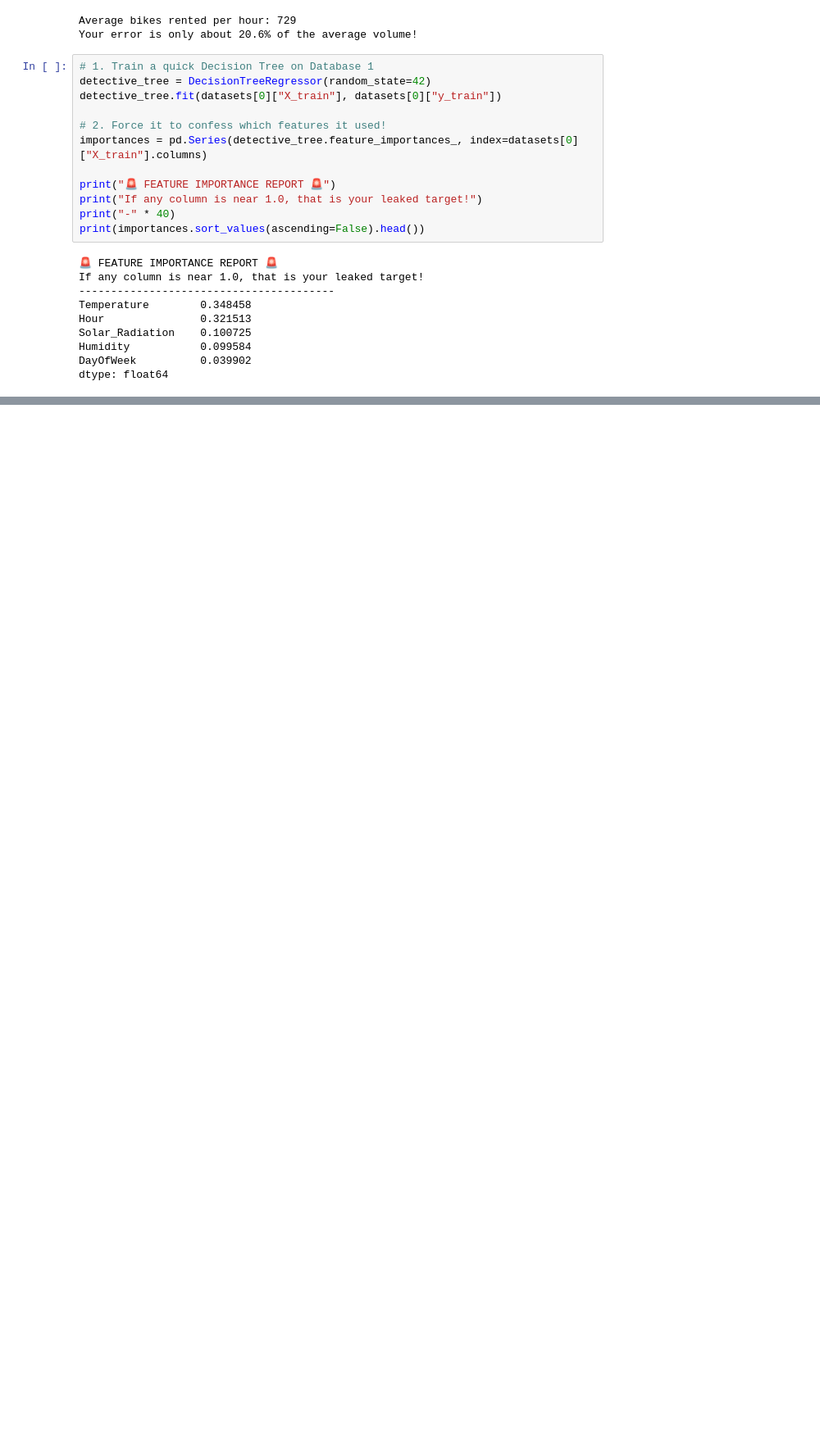
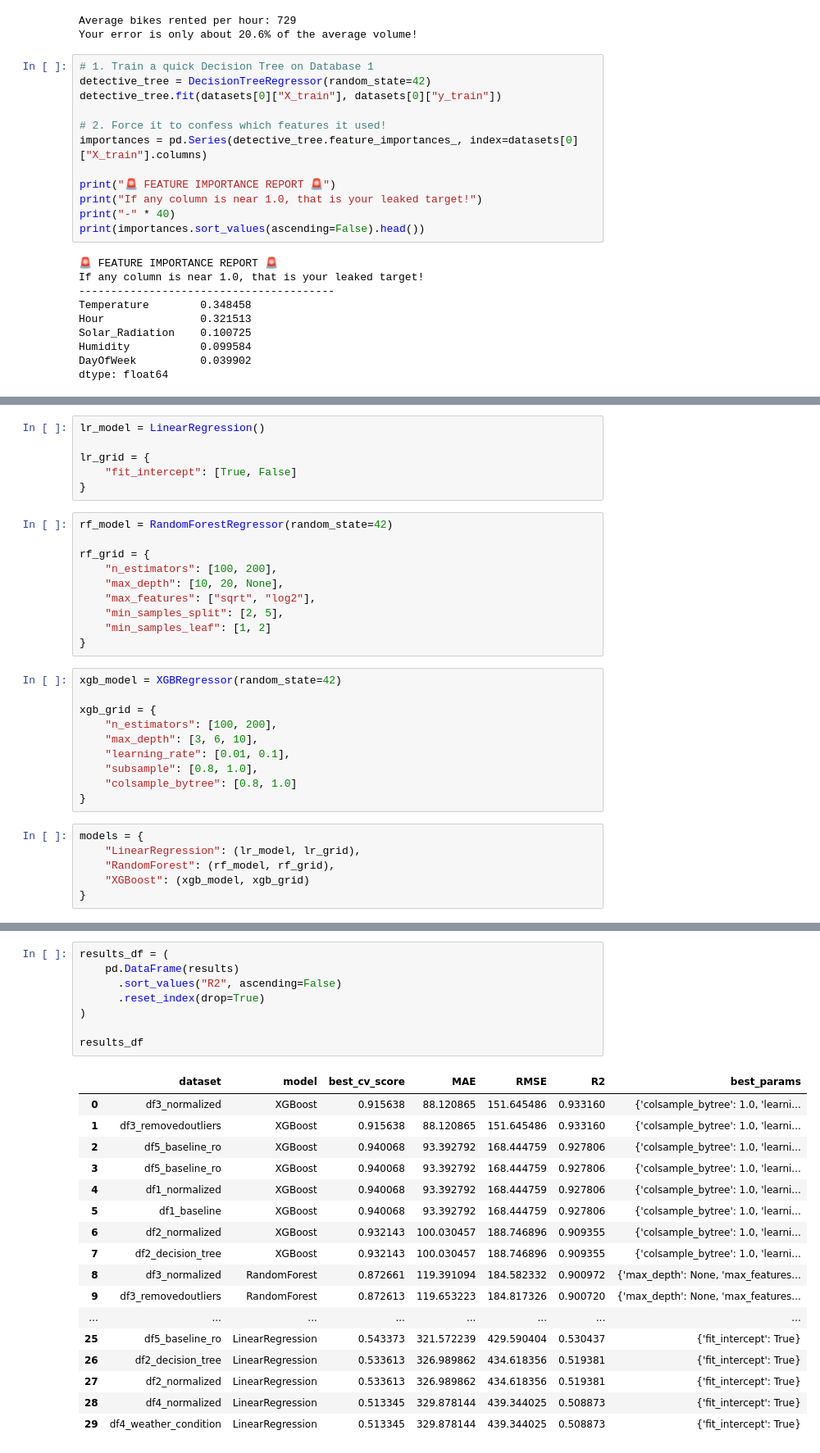
Before and after one commit to eymeklaus/Bike-Sharing-Demand, a Jupyter notebook: data_ml_models.ipynb, the cells around one changed output, grey strips where cells are left out. Shown at 82% size. Cells and saved outputs as stored; diff of their text form; blank space fills up the shorter version.

```diff
--- a/data_ml_models.ipynb
+++ b/data_ml_models.ipynb
@@ -233,0 +347,32 @@ dtype: float64
+# %%
+lr_model = LinearRegression()
+
+lr_grid = {
+    "fit_intercept": [True, False]
+}
+# %%
+rf_model = RandomForestRegressor(random_state=42)
+
+rf_grid = {
+    "n_estimators": [100, 200],
+    "max_depth": [10, 20, None],
+    "max_features": ["sqrt", "log2"],
+    "min_samples_split": [2, 5],
+    "min_samples_leaf": [1, 2]
+}
+# %%
+xgb_model = XGBRegressor(random_state=42)
+
+xgb_grid = {
+    "n_estimators": [100, 200],
+    "max_depth": [3, 6, 10],
+    "learning_rate": [0.01, 0.1],
+    "subsample": [0.8, 1.0],
+    "colsample_bytree": [0.8, 1.0]
+}
+# %%
+models = {
+    "LinearRegression": (lr_model, lr_grid),
+    "RandomForest": (rf_model, rf_grid),
+    "XGBoost": (xgb_model, xgb_grid)
+}
@@ -233,0 +527,26 @@ dtype: float64
+# %%
+results_df = (
+    pd.DataFrame(results)
+      .sort_values("R2", ascending=False)
+      .reset_index(drop=True)
+)
+
+results_df
+# %% [output]
+|  | dataset | model | best_cv_score | MAE | RMSE | R2 | best_params |
+| 0 | df3_normalized | XGBoost | 0.915638 | 88.120865 | 151.645486 | 0.933160 | {'colsample_bytree': 1.0, 'learni... |
+| 1 | df3_removedoutliers | XGBoost | 0.915638 | 88.120865 | 151.645486 | 0.933160 | {'colsample_bytree': 1.0, 'learni... |
+| 2 | df5_baseline_ro | XGBoost | 0.940068 | 93.392792 | 168.444759 | 0.927806 | {'colsample_bytree': 1.0, 'learni... |
+| 3 | df5_baseline_ro | XGBoost | 0.940068 | 93.392792 | 168.444759 | 0.927806 | {'colsample_bytree': 1.0, 'learni... |
+| 4 | df1_normalized | XGBoost | 0.940068 | 93.392792 | 168.444759 | 0.927806 | {'colsample_bytree': 1.0, 'learni... |
+| 5 | df1_baseline | XGBoost | 0.940068 | 93.392792 | 168.444759 | 0.927806 | {'colsample_bytree': 1.0, 'learni... |
+| 6 | df2_normalized | XGBoost | 0.932143 | 100.030457 | 188.746896 | 0.909355 | {'colsample_bytree': 1.0, 'learni... |
+| 7 | df2_decision_tree | XGBoost | 0.932143 | 100.030457 | 188.746896 | 0.909355 | {'colsample_bytree': 1.0, 'learni... |
+| 8 | df3_normalized | RandomForest | 0.872661 | 119.391094 | 184.582332 | 0.900972 | {'max_depth': None, 'max_features... |
+| 9 | df3_removedoutliers | RandomForest | 0.872613 | 119.653223 | 184.817326 | 0.900720 | {'max_depth': None, 'max_features... |
+| ... | ... | ... | ... | ... | ... | ... | ... |
+| 25 | df5_baseline_ro | LinearRegression | 0.543373 | 321.572239 | 429.590404 | 0.530437 | {'fit_intercept': True} |
+| 26 | df2_decision_tree | LinearRegression | 0.533613 | 326.989862 | 434.618356 | 0.519381 | {'fit_intercept': True} |
+| 27 | df2_normalized | LinearRegression | 0.533613 | 326.989862 | 434.618356 | 0.519381 | {'fit_intercept': True} |
+| 28 | df4_normalized | LinearRegression | 0.513345 | 329.878144 | 439.344025 | 0.508873 | {'fit_intercept': True} |
+| 29 | df4_weather_condition | LinearRegression | 0.513345 | 329.878144 | 439.344025 | 0.508873 | {'fit_intercept': True} |
```
Also changed, not shown: parts of 27 cells of this notebook, 6 other files.
